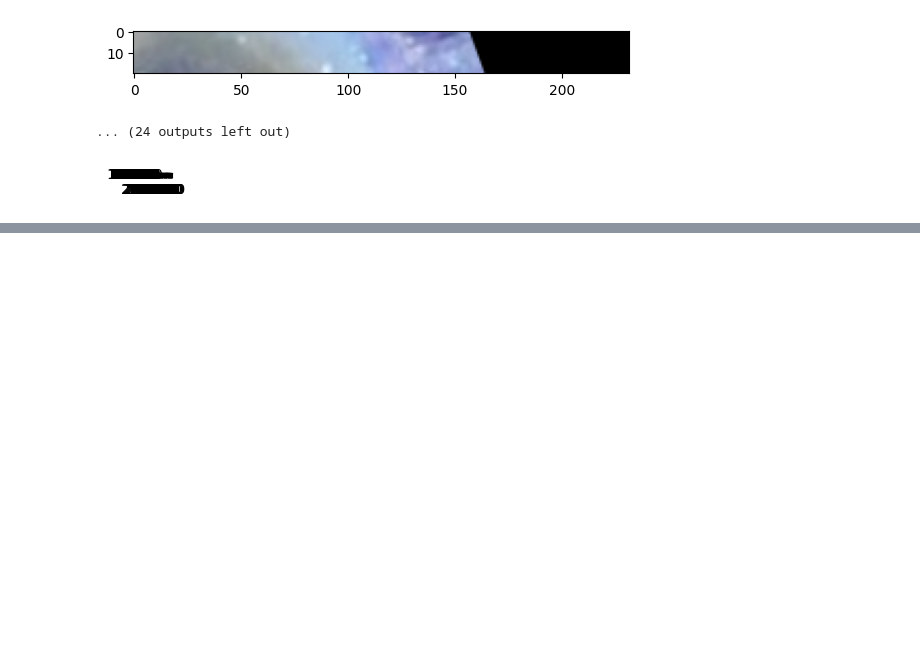
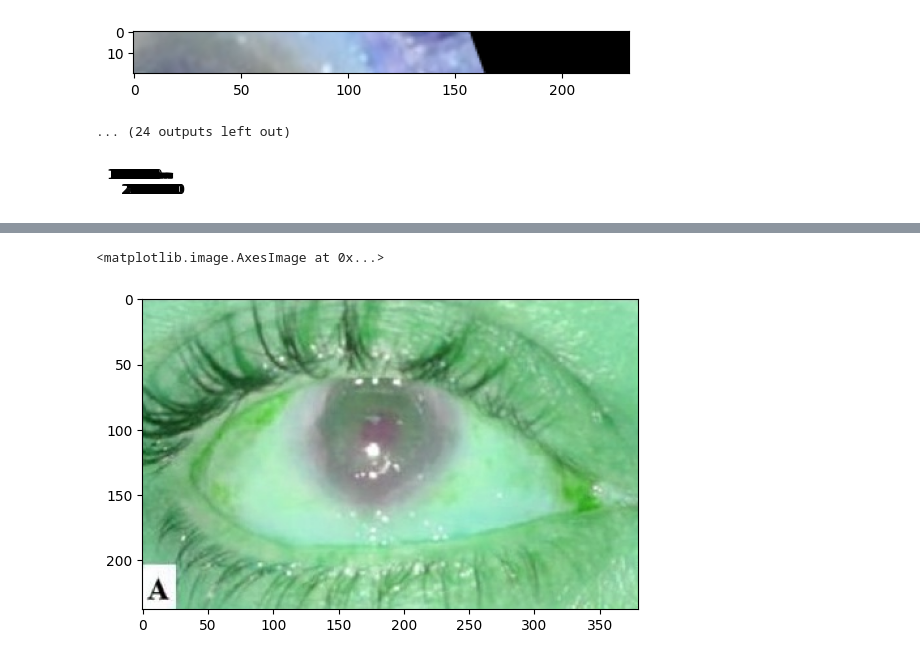
Before and after one commit to ethanrasmussen/EyeTraumaAnalysis, a Jupyter notebook: main.ipynb, the cells around one changed output, grey strips where cells are left out. Drawn from its saved outputs; the diff is of its cells as text; code cells hidden in the pictures; blank space fills up the shorter version.

```diff
--- a/main.ipynb
+++ b/main.ipynb
@@ -114,0 +127,17 @@ horizontal_display(cropped, True)
+# %%
+# plt.imshow(image.img[:,:,::-1])
+import cv2
+from PIL import Image as pilImg
+import numpy as np
+# plt.imshow(cv2.cvtColor(image.img, cv2.COLOR_BGR2RBG))
+# b, g, r = pilImg.open('data/1.jpg').split()
+# plt.imshow(pilImg.merge("RGB", (b, r, g)))
+
+im = pilImg.open('data/1.jpg')
+r,g,b,a = np.array(im.convert("RGBA")).T
+arr = [b,r,g,a]
+im = pilImg.fromarray(np.array(arr).transpose())
+plt.imshow(im)
+# %% [output]
+<matplotlib.image.AxesImage at 0x...>
+[figure, added]
```
Also changed, not shown: parts of 3 cells of this notebook, 1 other file.
